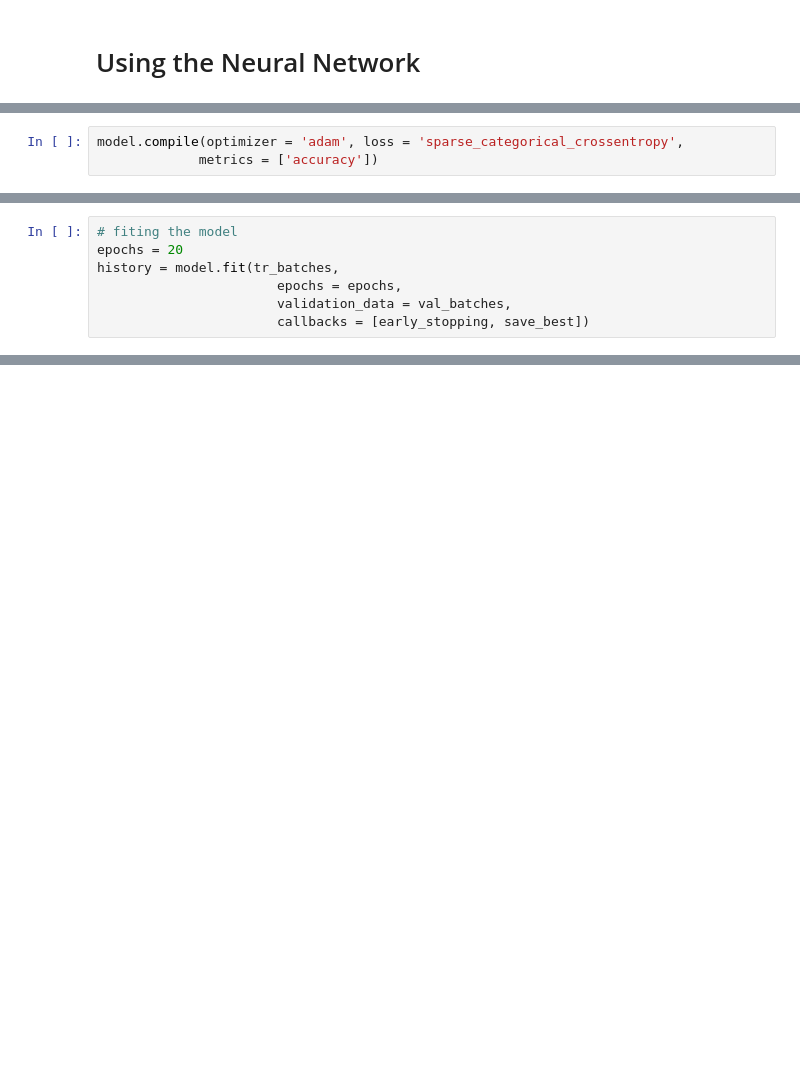
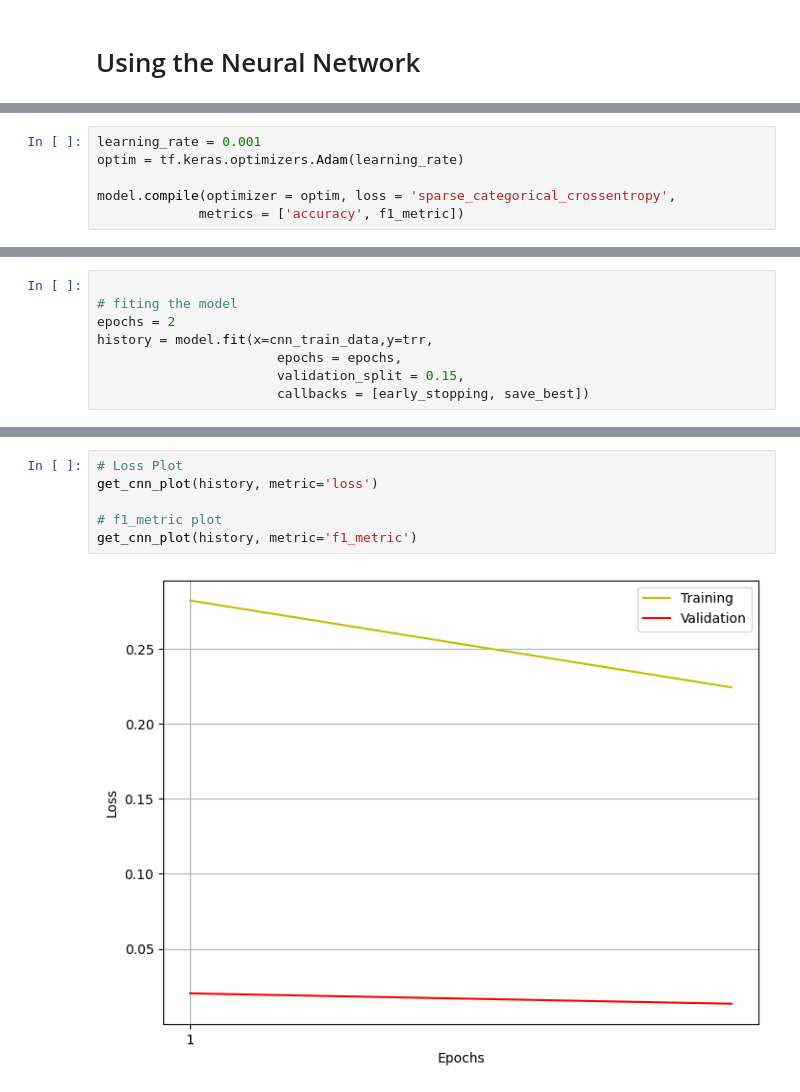
Before and after one commit to pithun/Soil-Classification-Using-ML, a Jupyter notebook: ML_Code - DEV.ipynb, the cells around one changed output, grey strips where cells are left out. Drawn from its saved outputs; the diff is of its cells as text; blank space fills up the shorter version.

```diff
--- a/ML_Code - DEV.ipynb
+++ b/ML_Code - DEV.ipynb
@@ -663,3 +729,6 @@ NameError: name 'hub' is not defined
 # %%
-model.compile(optimizer = 'adam', loss = 'sparse_categorical_crossentropy',
-             metrics = ['accuracy'])
+learning_rate = 0.001
+optim = tf.keras.optimizers.Adam(learning_rate)
+
+model.compile(optimizer = optim, loss = 'sparse_categorical_crossentropy',
+             metrics = ['accuracy', f1_metric])
@@ -714,7 +786,8 @@ cnn_test_data.shape
 # %%
+
 # fiting the model
-epochs = 20
-history = model.fit(tr_batches,
+epochs = 2
+history = model.fit(x=cnn_train_data,y=trr,
                        epochs = epochs,
-                       validation_data = val_batches,
+                       validation_split = 0.15,
                        callbacks = [early_stopping, save_best])
@@ -720,0 +818,8 @@ history = model.fit(tr_batches,
+# %%
+# Loss Plot
+get_cnn_plot(history, metric='loss')
+
+# f1_metric plot
+get_cnn_plot(history, metric='f1_metric')
+# %% [output]
+[figure, added]
```
Also changed, not shown: parts of 26 cells of this notebook.
